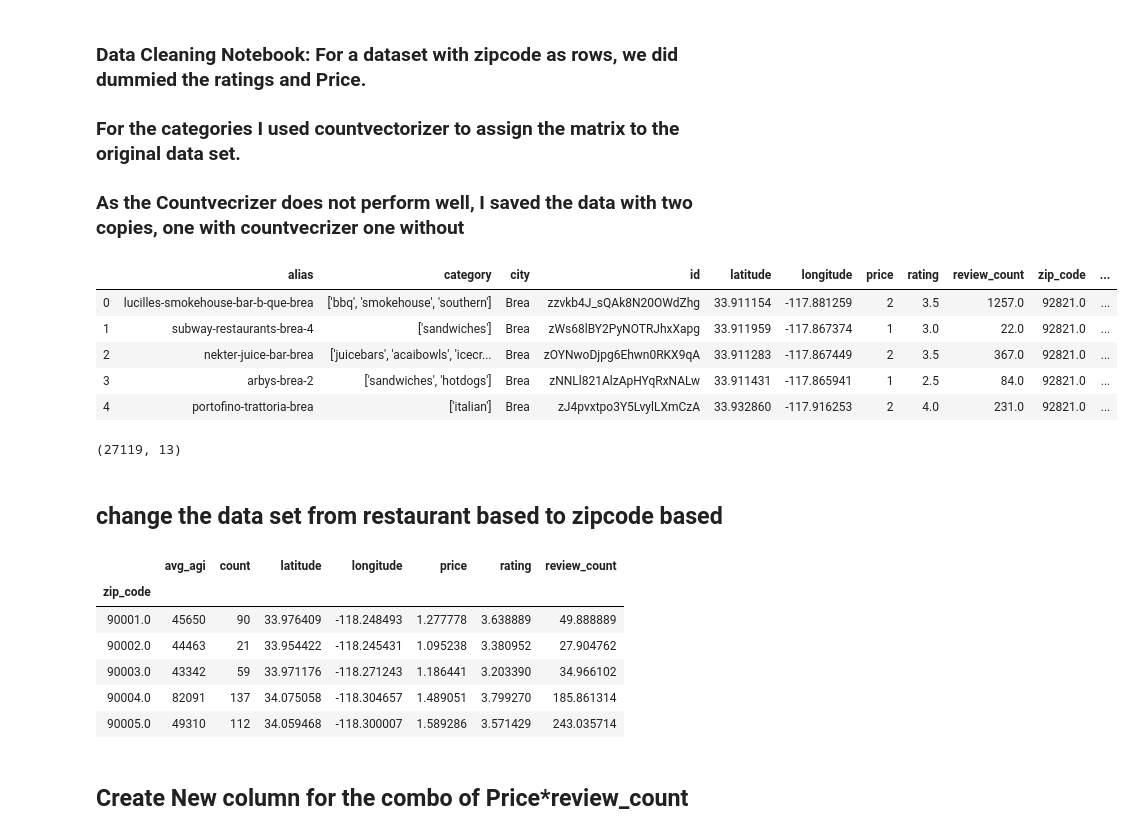
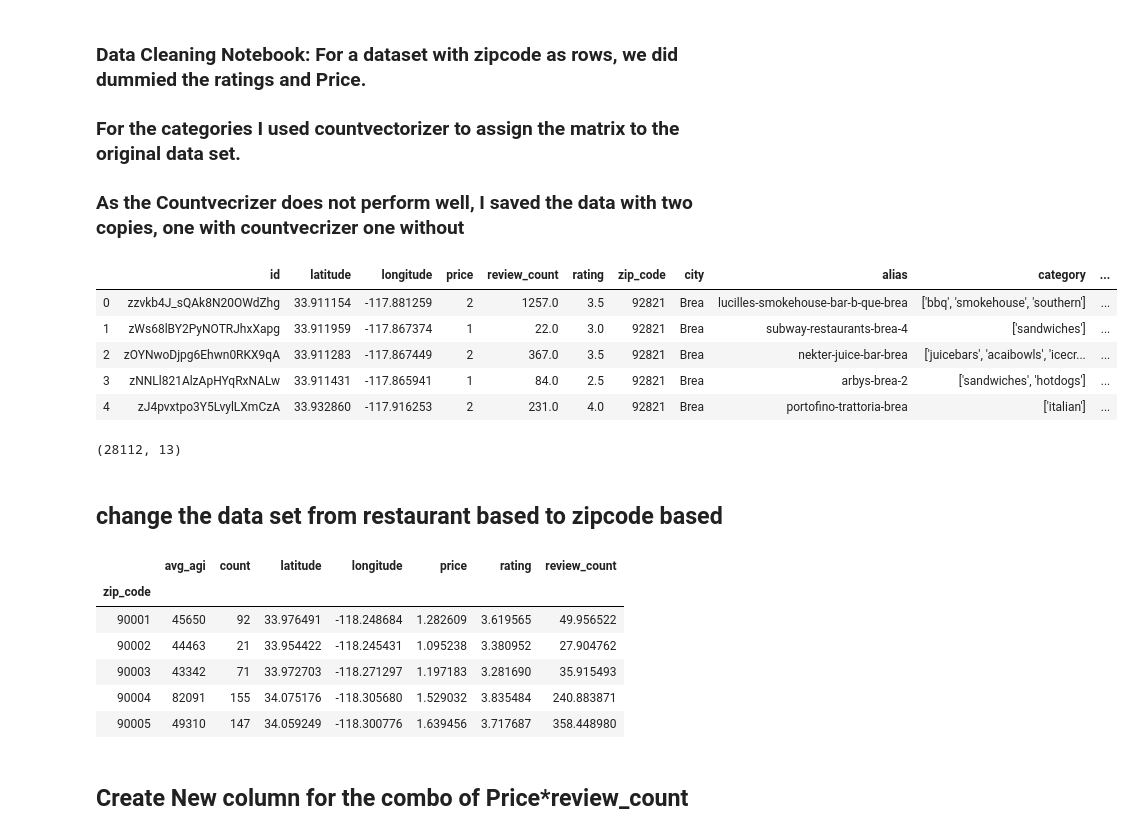
Before and after one commit to aejsong/Predicting-Neighborhood-Affluence-with-Yelp, a Jupyter notebook: Code/04 - Basic Modeling.ipynb, the cells around one changed output. Saved outputs shown, nothing was run; the diff lists cells and outputs as text; code cells hidden in the pictures.

```diff
--- a/Code/04 - Basic Modeling.ipynb
+++ b/Code/04 - Basic Modeling.ipynb
@@ -29,19 +30,19 @@ from sklearn.cluster import KMeans
 
 import pickle
 # %%
-df= pd.read_csv('../data/data_income.csv')
+df= pd.read_csv('../data/03_data_income.csv')
 df.head()
 # %% [output]
-|  | alias | category | city | id | latitude | longitude | price | rating | review_count | zip_code | ... |
-| 0 | lucilles-smokehouse-bar-b-que-brea | ['bbq', 'smokehouse', 'southern'] | Brea | zzvkb4J_sQAk8N20OWdZhg | 33.911154 | -117.881259 | 2 | 3.5 | 1257.0 | 92821.0 | ... |
-| 1 | subway-restaurants-brea-4 | ['sandwiches'] | Brea | zWs68lBY2PyNOTRJhxXapg | 33.911959 | -117.867374 | 1 | 3.0 | 22.0 | 92821.0 | ... |
-| 2 | nekter-juice-bar-brea | ['juicebars', 'acaibowls', 'icecr... | Brea | zOYNwoDjpg6Ehwn0RKX9qA | 33.911283 | -117.867449 | 2 | 3.5 | 367.0 | 92821.0 | ... |
-| 3 | arbys-brea-2 | ['sandwiches', 'hotdogs'] | Brea | zNNLl821AlzApHYqRxNALw | 33.911431 | -117.865941 | 1 | 2.5 | 84.0 | 92821.0 | ... |
-| 4 | portofino-trattoria-brea | ['italian'] | Brea | zJ4pvxtpo3Y5LvylLXmCzA | 33.932860 | -117.916253 | 2 | 4.0 | 231.0 | 92821.0 | ... |
+|  | id | latitude | longitude | price | review_count | rating | zip_code | city | alias | category | ... |
+| 0 | zzvkb4J_sQAk8N20OWdZhg | 33.911154 | -117.881259 | 2 | 1257.0 | 3.5 | 92821 | Brea | lucilles-smokehouse-bar-b-que-brea | ['bbq', 'smokehouse', 'southern'] | ... |
+| 1 | zWs68lBY2PyNOTRJhxXapg | 33.911959 | -117.867374 | 1 | 22.0 | 3.0 | 92821 | Brea | subway-restaurants-brea-4 | ['sandwiches'] | ... |
+| 2 | zOYNwoDjpg6Ehwn0RKX9qA | 33.911283 | -117.867449 | 2 | 367.0 | 3.5 | 92821 | Brea | nekter-juice-bar-brea | ['juicebars', 'acaibowls', 'icecr... | ... |
+| 3 | zNNLl821AlzApHYqRxNALw | 33.911431 | -117.865941 | 1 | 84.0 | 2.5 | 92821 | Brea | arbys-brea-2 | ['sandwiches', 'hotdogs'] | ... |
+| 4 | zJ4pvxtpo3Y5LvylLXmCzA | 33.932860 | -117.916253 | 2 | 231.0 | 4.0 | 92821 | Brea | portofino-trattoria-brea | ['italian'] | ... |
 # %%
 df.shape
 # %% [output]
-(27119, 13)
+(28112, 13)
 # %%
 df.drop(columns = ['id','med_agi'], inplace = True)
 # %% [markdown]
@@ -52,11 +53,11 @@ df_pivot.head()
 # %% [output]
 |  | avg_agi | count | latitude | longitude | price | rating | review_count |
 | zip_code |  |  |  |  |  |  |  |
-| 90001.0 | 45650 | 90 | 33.976409 | -118.248493 | 1.277778 | 3.638889 | 49.888889 |
-| 90002.0 | 44463 | 21 | 33.954422 | -118.245431 | 1.095238 | 3.380952 | 27.904762 |
-| 90003.0 | 43342 | 59 | 33.971176 | -118.271243 | 1.186441 | 3.203390 | 34.966102 |
-| 90004.0 | 82091 | 137 | 34.075058 | -118.304657 | 1.489051 | 3.799270 | 185.861314 |
-| 90005.0 | 49310 | 112 | 34.059468 | -118.300007 | 1.589286 | 3.571429 | 243.035714 |
+| 90001 | 45650 | 92 | 33.976491 | -118.248684 | 1.282609 | 3.619565 | 49.956522 |
+| 90002 | 44463 | 21 | 33.954422 | -118.245431 | 1.095238 | 3.380952 | 27.904762 |
+| 90003 | 43342 | 71 | 33.972703 | -118.271297 | 1.197183 | 3.281690 | 35.915493 |
+| 90004 | 82091 | 155 | 34.075176 | -118.305680 | 1.529032 | 3.835484 | 240.883871 |
+| 90005 | 49310 | 147 | 34.059249 | -118.300776 | 1.639456 | 3.717687 | 358.448980 |
 # %% [markdown]
 ##  Create New column for the combo of Price*review_count
 # %%
```
Also changed, not shown: parts of 56 cells of this notebook.
